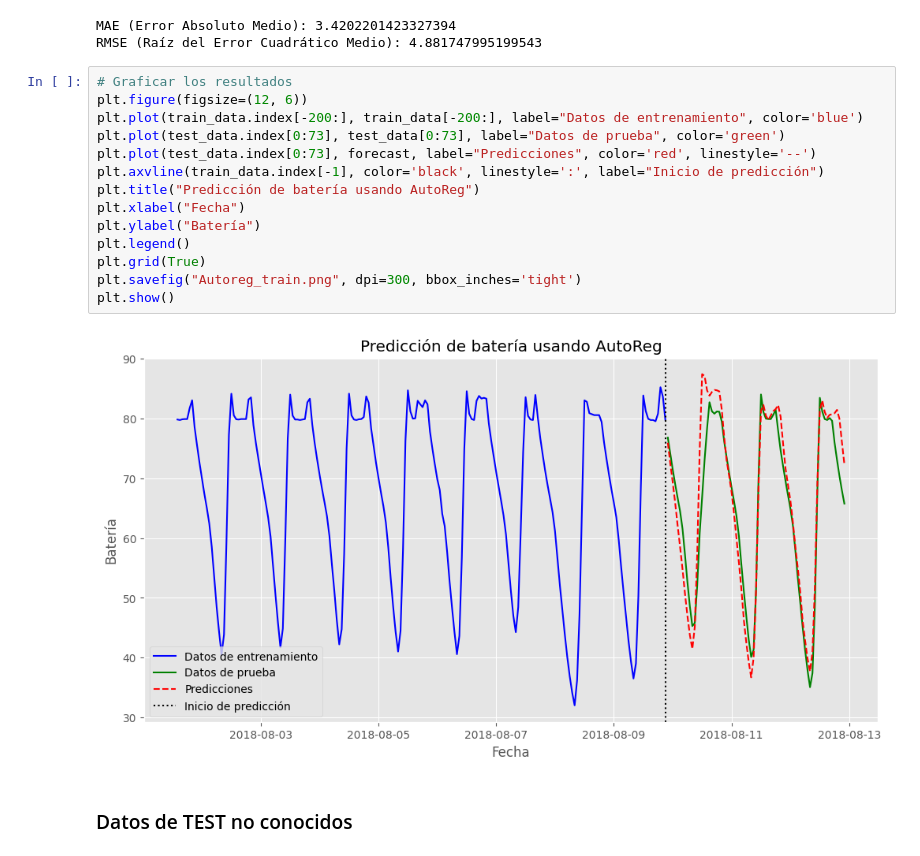
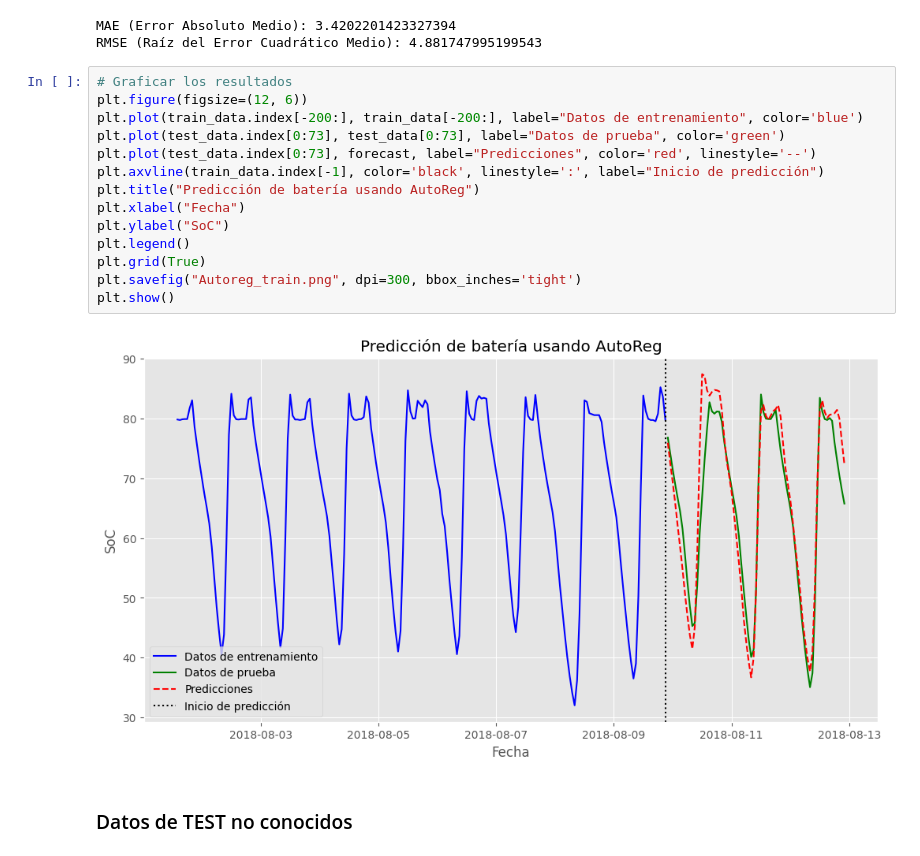
Before and after one commit to fgarciagonzalez2/TFM, a Jupyter notebook: notebooks/LR/RL_V1-PCA3.ipynb, the cells around one changed output. Saved outputs shown, nothing was run; the diff lists cells and outputs as text.

```diff
--- a/notebooks/LR/RL_V1-PCA3.ipynb
+++ b/notebooks/LR/RL_V1-PCA3.ipynb
@@ -270,19 +568,19 @@ RMSE (Raíz del Error Cuadrático Medio): 4.881747995199543
 # %%
 # Graficar los resultados
 plt.figure(figsize=(12, 6))
 plt.plot(train_data.index[-200:], train_data[-200:], label="Datos de entrenamiento", color='blue')
 plt.plot(test_data.index[0:73], test_data[0:73], label="Datos de prueba", color='green')
 plt.plot(test_data.index[0:73], forecast, label="Predicciones", color='red', linestyle='--')
 plt.axvline(train_data.index[-1], color='black', linestyle=':', label="Inicio de predicción")
 plt.title("Predicción de batería usando AutoReg")
 plt.xlabel("Fecha")
-plt.ylabel("Batería")
+plt.ylabel("SoC")
 plt.legend()
 plt.grid(True)
 plt.savefig("Autoreg_train.png", dpi=300, bbox_inches='tight')
 plt.show()
 # %% [output]
-[figure, old version]
+[figure, new version]
 # %% [markdown]
 ### Datos de TEST no conocidos
 # %%
```
Also changed, not shown: parts of 30 cells of this notebook, 6 other files.
